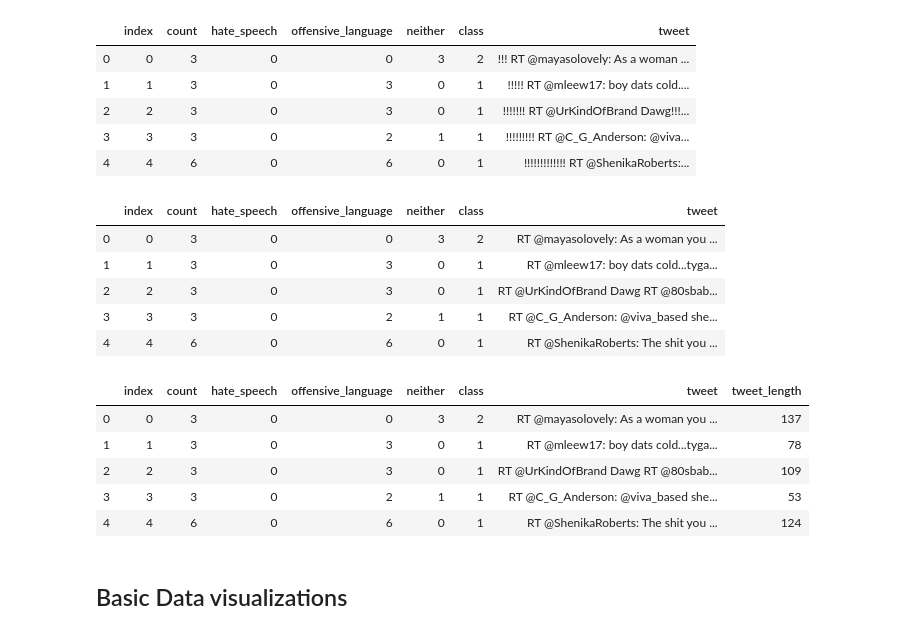
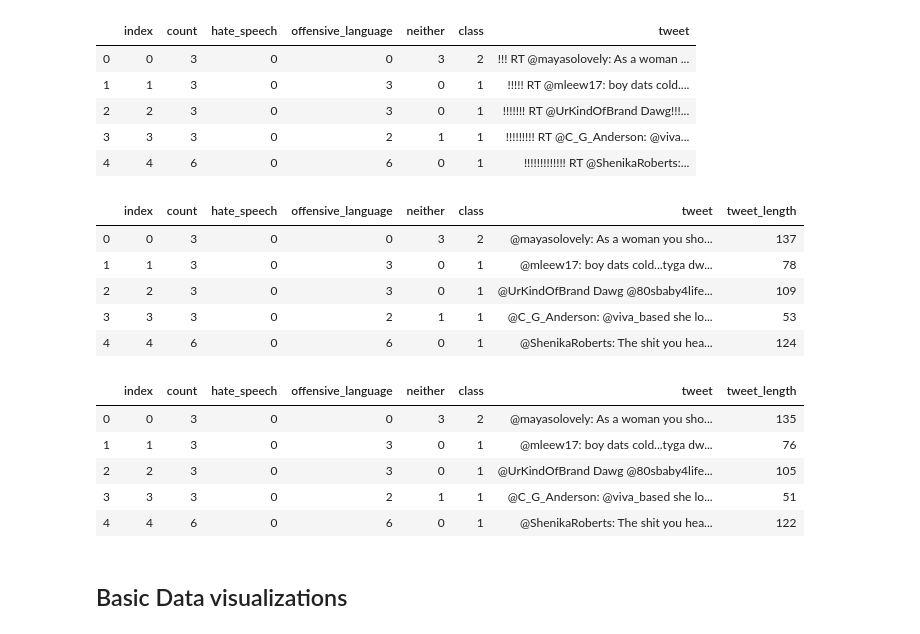
Before and after one commit to Prathamesh21Kulkarni/Hate-Content-Detection, a Jupyter notebook: Hate Content Detection.ipynb, the cells around one changed output. Saved outputs shown, nothing was run; the diff lists cells and outputs as text; code cells hidden in the pictures.

```diff
--- a/Hate Content Detection.ipynb
+++ b/Hate Content Detection.ipynb
@@ -68,25 +78,26 @@ data.head()
 # %%
 #Removing unnecessary ! from tweets
 data["tweet"] = data.tweet.str.replace("!", "")
+data["tweet"] = data.tweet.str.replace("RT", "")
 data.head()
 # %% [output]
-|  | index | count | hate_speech | offensive_language | neither | class | tweet |
-| 0 | 0 | 3 | 0 | 0 | 3 | 2 | RT @mayasolovely: As a woman you ... |
-| 1 | 1 | 3 | 0 | 3 | 0 | 1 | RT @mleew17: boy dats cold...tyga... |
-| 2 | 2 | 3 | 0 | 3 | 0 | 1 | RT @UrKindOfBrand Dawg RT @80sbab... |
-| 3 | 3 | 3 | 0 | 2 | 1 | 1 | RT @C_G_Anderson: @viva_based she... |
-| 4 | 4 | 6 | 0 | 6 | 0 | 1 | RT @ShenikaRoberts: The shit you ... |
+|  | index | count | hate_speech | offensive_language | neither | class | tweet | tweet_length |
+| 0 | 0 | 3 | 0 | 0 | 3 | 2 | @mayasolovely: As a woman you sho... | 137 |
+| 1 | 1 | 3 | 0 | 3 | 0 | 1 | @mleew17: boy dats cold...tyga dw... | 78 |
+| 2 | 2 | 3 | 0 | 3 | 0 | 1 | @UrKindOfBrand Dawg @80sbaby4life... | 109 |
+| 3 | 3 | 3 | 0 | 2 | 1 | 1 | @C_G_Anderson: @viva_based she lo... | 53 |
+| 4 | 4 | 6 | 0 | 6 | 0 | 1 | @ShenikaRoberts: The shit you hea... | 124 |
 # %%
 # add tweet length column
 data['tweet_length'] = data['tweet'].apply(len)
 data.head()
 # %% [output]
 |  | index | count | hate_speech | offensive_language | neither | class | tweet | tweet_length |
-| 0 | 0 | 3 | 0 | 0 | 3 | 2 | RT @mayasolovely: As a woman you ... | 137 |
-| 1 | 1 | 3 | 0 | 3 | 0 | 1 | RT @mleew17: boy dats cold...tyga... | 78 |
-| 2 | 2 | 3 | 0 | 3 | 0 | 1 | RT @UrKindOfBrand Dawg RT @80sbab... | 109 |
-| 3 | 3 | 3 | 0 | 2 | 1 | 1 | RT @C_G_Anderson: @viva_based she... | 53 |
-| 4 | 4 | 6 | 0 | 6 | 0 | 1 | RT @ShenikaRoberts: The shit you ... | 124 |
+| 0 | 0 | 3 | 0 | 0 | 3 | 2 | @mayasolovely: As a woman you sho... | 135 |
+| 1 | 1 | 3 | 0 | 3 | 0 | 1 | @mleew17: boy dats cold...tyga dw... | 76 |
+| 2 | 2 | 3 | 0 | 3 | 0 | 1 | @UrKindOfBrand Dawg @80sbaby4life... | 105 |
+| 3 | 3 | 3 | 0 | 2 | 1 | 1 | @C_G_Anderson: @viva_based she lo... | 51 |
+| 4 | 4 | 6 | 0 | 6 | 0 | 1 | @ShenikaRoberts: The shit you hea... | 122 |
 # %% [markdown]
 ## Basic Data visualizations
 # %%
```
Also changed, not shown: parts of 17 cells of this notebook.
